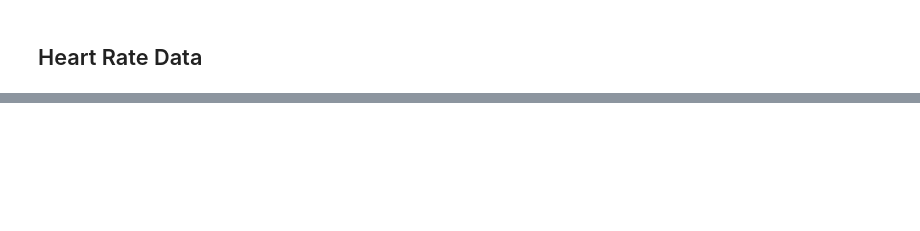
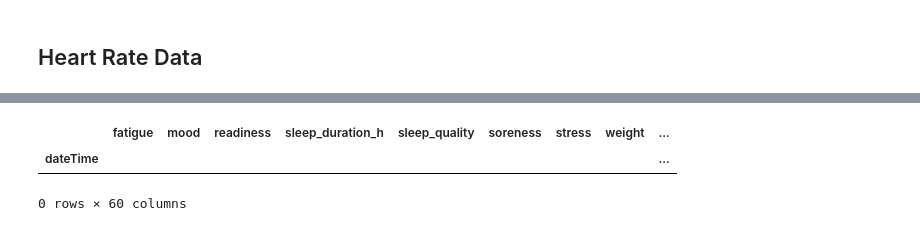
Before and after one commit to ahmedhanifc/DSAI3301---Physiological-Signals-Mental-Health-Assessment, a Jupyter notebook: data_v2.ipynb, the cells around one changed output, grey strips where cells are left out. Cells and saved outputs as stored; diff of their text form; code cells hidden in the pictures; blank space fills up the shorter version.

```diff
--- a/data_v2.ipynb
+++ b/data_v2.ipynb
@@ -370,0 +459,6 @@ TypeError: Must provide 'func' or tuples of '(column, aggfunc).
+# %%
+master_df[master_df.index.duplicated()]
+# %% [output]
+|  | fatigue | mood | readiness | sleep_duration_h | sleep_quality | soreness | stress | weight | ... |
+| dateTime |  |  |  |  |  |  |  |  | ... |
+0 rows × 60 columns
```
Also changed, not shown: parts of 34 cells of this notebook, 8 other files.
